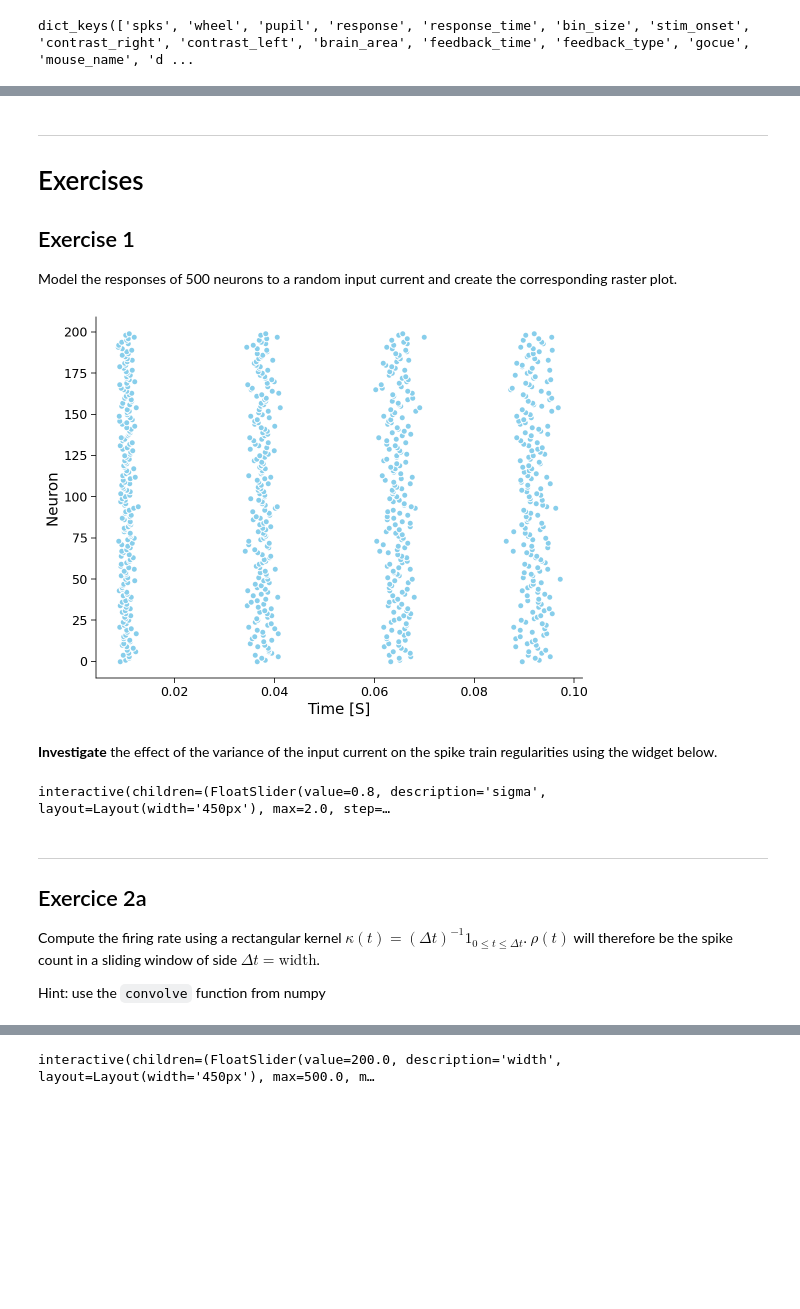
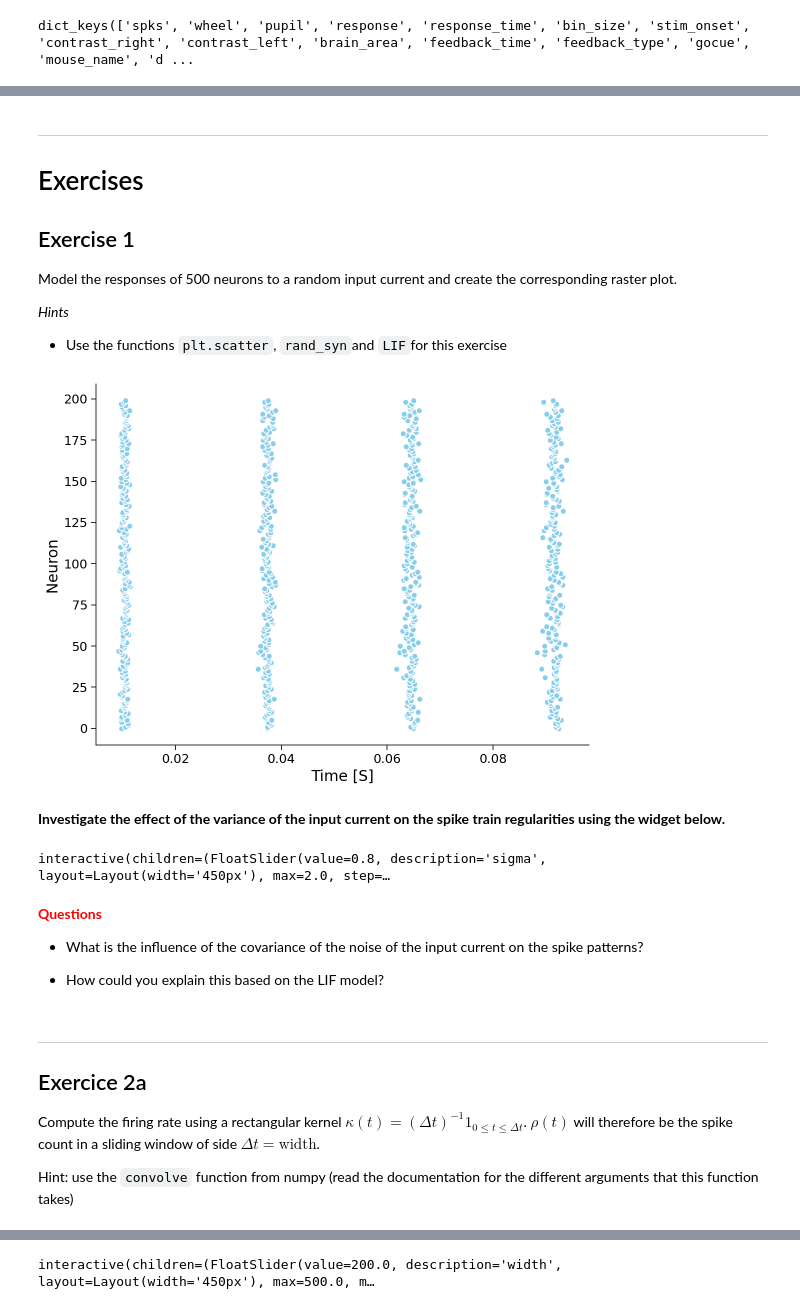
Before and after one commit to fblondiaux/LGBIO2072-2020, a Jupyter notebook: LGBIO2072_TP2.ipynb, the cells around one changed output, grey strips where cells are left out. Cells and saved outputs as stored; diff of their text form; code cells hidden in the pictures; blank space fills up the shorter version.

```diff
--- a/LGBIO2072_TP2.ipynb
+++ b/LGBIO2072_TP2.ipynb
@@ -159,6 +176,9 @@ The shape of the kernel will therefore be determining in the values of the insta
 ## Exercise 1
 
 Model the responses of 500 neurons to a random input current and create the corresponding raster plot.
+
+*Hints*
+* Use the functions `plt.scatter`, `rand_syn`and `LIF`for this exercise
 # %%
 def make_raster_plot(N,t_range,sigma=0.1):
     """
@@ -172,43 +192,43 @@ def make_raster_plot(N,t_range,sigma=0.1):
         none
     """
 
-    # Compute the responses of the neurons using the LIF function
+    # Compute the responses of the neurons using the LIF function (do not forget to generate the input current )
 
     ######################
     ### your code here ###
     ######################
 
 
     dt = t_range[1]-t_range[0]
     neurons= {}
     for i in range(N):
         input_current = rand_syn(t_range,sigma)
         u,neurons[i] = LIF(input_current, t_range)
-    # Represent these responses on a scatter plot
 
+    # Represent these responses on a scatter plot (one line corresponds to one neuron)
     ######################
     ### your code here ###
     ######################
 
 
     for i in range(N):
         spike_times = neurons[i]
         plt.scatter(spike_times, i*np.ones_like(spike_times),facecolor='skyblue',edgecolor = "white")
     plt.xlabel('Time [S]')
     plt.ylabel('Neuron')
     plt.show()
 
 # Run the lines below to test your code
 
 
 t_max = 100e-3   # second
 dt = .1e-3        # second
 t_range = np.arange(0,t_max,dt)
-make_raster_plot(200,t_range,sigma=0.2)
+make_raster_plot(200,t_range,sigma=0.1)
 # %% [output]
-[figure, old version]
+[figure, new version]
 # %% [markdown]
-**Investigate** the effect of the variance of the input current on the spike train regularities using the widget below.
+**Investigate the effect of the variance of the input current on the spike train regularities using the widget below.**
 # %%
 # @title
 # @markdown Make sure you execute this cell to enable the widget!
@@ -228,6 +248,13 @@ def raster_plot(sigma = 0.8):
     make_raster_plot(200,t_range,sigma)
 # %% [output]
 interactive(children=(FloatSlider(value=0.8, description='sigma', layout=Layout(width='450px'), max=2.0, step=…
+# %% [markdown]
+<font color="red"> **Questions**
+</font>
+
+* What is the influence of the covariance of the noise of the input current on the spike patterns?
+
+* How could you explain this based on the LIF model?
 # %% [markdown]
 ---
 
@@ -235,7 +262,7 @@ interactive(children=(FloatSlider(value=0.8, description='sigma', layout=Layout(
 
 Compute the firing rate using a rectangular kernel $ \kappa(t)= (\Delta t)^{-1} 1_{0 \leq t \leq \Delta t} $. $\rho(t)$ will therefore be the spike count in a sliding window of side $\Delta t = \text{width}$.
 
-Hint: use the `convolve` function from numpy
+Hint: use the `convolve` function from numpy (read the documentation for the different arguments that this function takes)
 # %%
 def firing_rate(S,kernel):
     """
```
Also changed, not shown: parts of 26 cells of this notebook.
